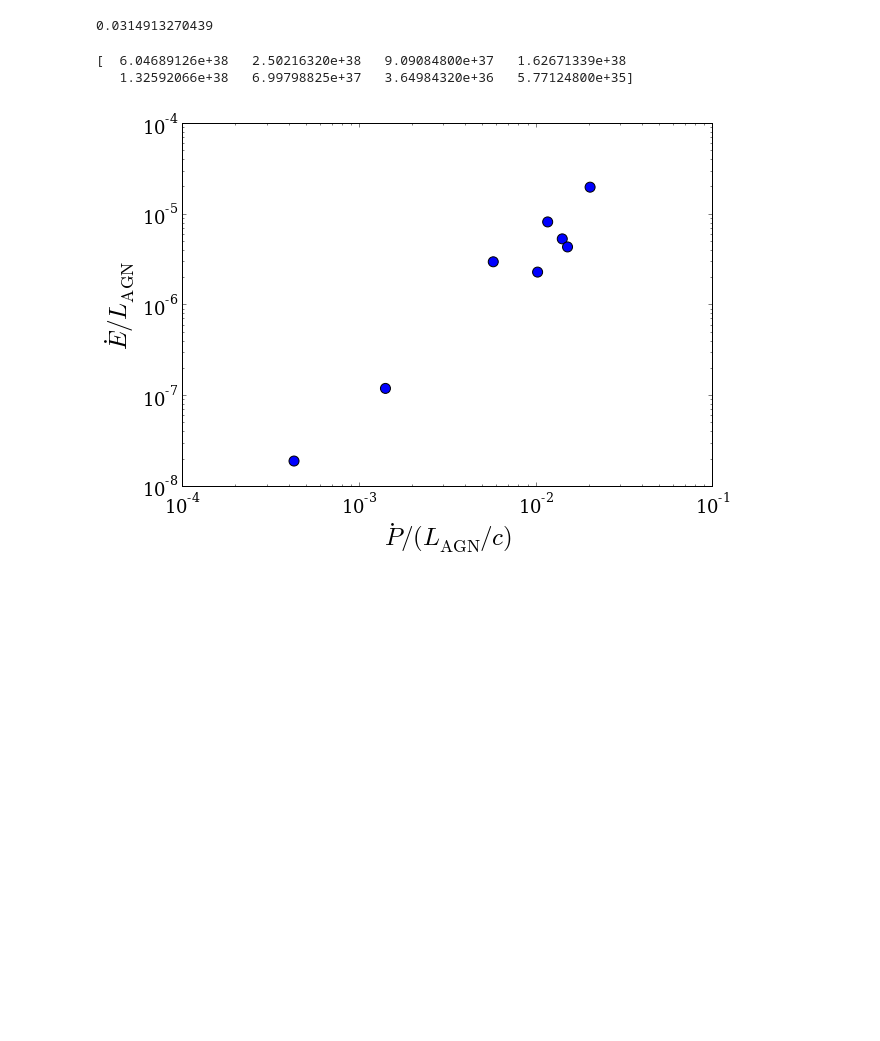
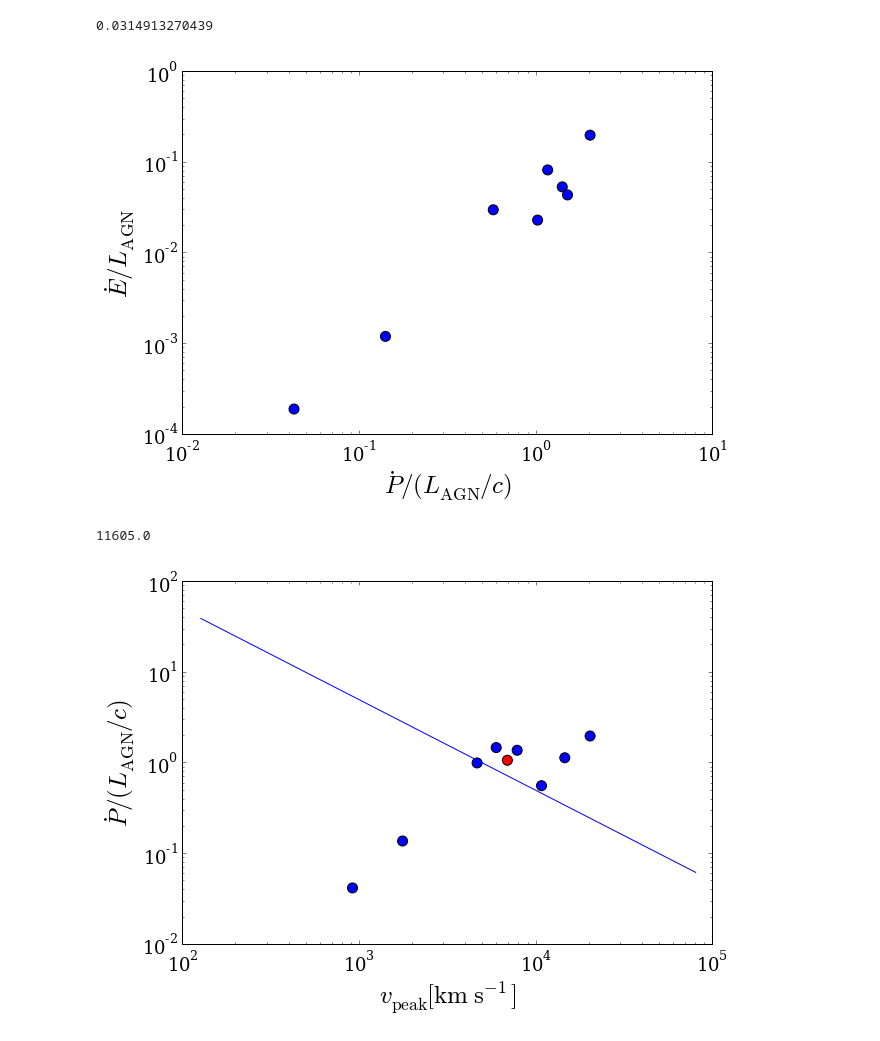
Before and after one commit to forero/AGN_Feedback, a Jupyter notebook: code/basic.ipynb, the cells around one changed output. Drawn from its saved outputs; the diff is of its cells as text; code cells hidden in the pictures; blank space fills up the shorter version.

Commit message:
updated basic plots, good agreement with theory

```diff
--- a/code/basic.ipynb
+++ b/code/basic.ipynb
@@ -31,16 +31,12 @@ M_out = array([0.15,0.12, 0.08, 0.27, 0.38, 0.33, 0.12,0.07])* 1.0e25 # gr/sec
 v_peak = array([20078.0, 14440.0, 10660.0, 7762.0, 5907.0, 4605.0,1744.0, 908.0]) #km/s
 L_AGN = ones(size(M_out))*1.5e43 #erg/s
 
-p_ratio = M_out*v_peak*1.0e3/(L_AGN / 1.0E10)
-e_ratio = 0.5*M_out*(v_peak*1.0e3)**2.0/L_AGN
+p_ratio = M_out*v_peak*1.0e5/(L_AGN / 1.0E10) #all cgs
+e_ratio = 0.5*M_out*(v_peak*1.0e5)**2.0/L_AGN #all cgs
 
-print M_out * v_peak**2 * 1e6
-log_x_range = linspace(2.0,5.0,100)
+v_range = 10**(linspace(2.1,4.9,100))
 v_in = 0.1*c_light/1000.0
-log_ratio_theory = - log_x_range + log10(v_in/2.0)
+p_ratio_theory =  0.5*v_in/v_range
-# %% [output]
-[  6.04689126e+38   2.50216320e+38   9.09084800e+37   1.62671339e+38
-   1.32592066e+38   6.99798825e+37   3.64984320e+36   5.77124800e+35]
 # %%
 fig = figure(1, figsize=(9.5,6.5))
 ax = axes()
@@ -65,4 +61,41 @@ savefig(filename + '.eps',format = 'eps', transparent=True)
 savefig(filename + '.pdf',format = 'pdf', transparent=True)
 savefig(filename + '.png',format = 'png', transparent=True)
 # %% [output]
-[figure, old version]
+[figure, new version]
+# %%
+percentile(p_ratio,25.0)
+percentile(v_peak,25.0)
+percentile(v_peak,75.0)
+# %% [output]
+11605.0
+# %%
+fig = figure(1, figsize=(9.5,6.5))
+ax = axes()
+ax.set_xscale('log')
+ax.set_yscale('log')
+ax.set_xlabel("$v_{\mathrm{peak}}\mathrm{[km\ s^{-1}]}$",fontsize=25)
+ax.set_ylabel("$\dot{P}/ (L_{\mathrm{AGN}}/c)$",fontsize=25)
+ticklabels_x = ax.get_xticklabels()
+ticklabels_y = ax.get_yticklabels()
+
+for label_x in ticklabels_x:
+    label_x.set_fontsize(18)
+    label_x.set_family('serif')
+for label_y in ticklabels_y:
+    label_y.set_fontsize(18)
+    label_y.set_family('serif')
+scatter(v_peak, p_ratio,s=100)
+v_bar = median(v_peak)
+p_bar = median(p_ratio)
+#p_err = array([p_bar - percentile(p_ratio,25.0), percentile(p_ratio,75.0)])
+#print p_err, size(p_bar), size(p_err)
+scatter(v_bar, p_bar,s=100, c='red')
+#errorbar(v_bar, p_bar, yerr=p_err)
+plot(v_range, p_ratio_theory)
+filename='p_ratio_theory'
+
+savefig(filename + '.eps',format = 'eps', transparent=True)
+savefig(filename + '.pdf',format = 'pdf', transparent=True)
+savefig(filename + '.png',format = 'png', transparent=True)
+# %% [output]
+[figure, added]
```
Also changed, not shown: 2 other files.
